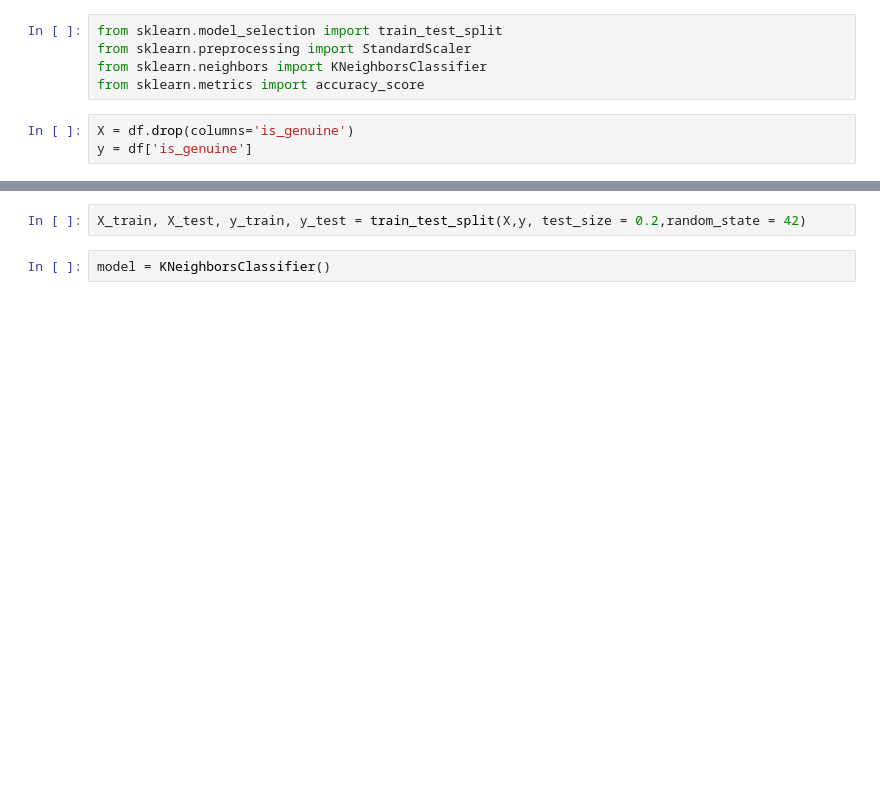
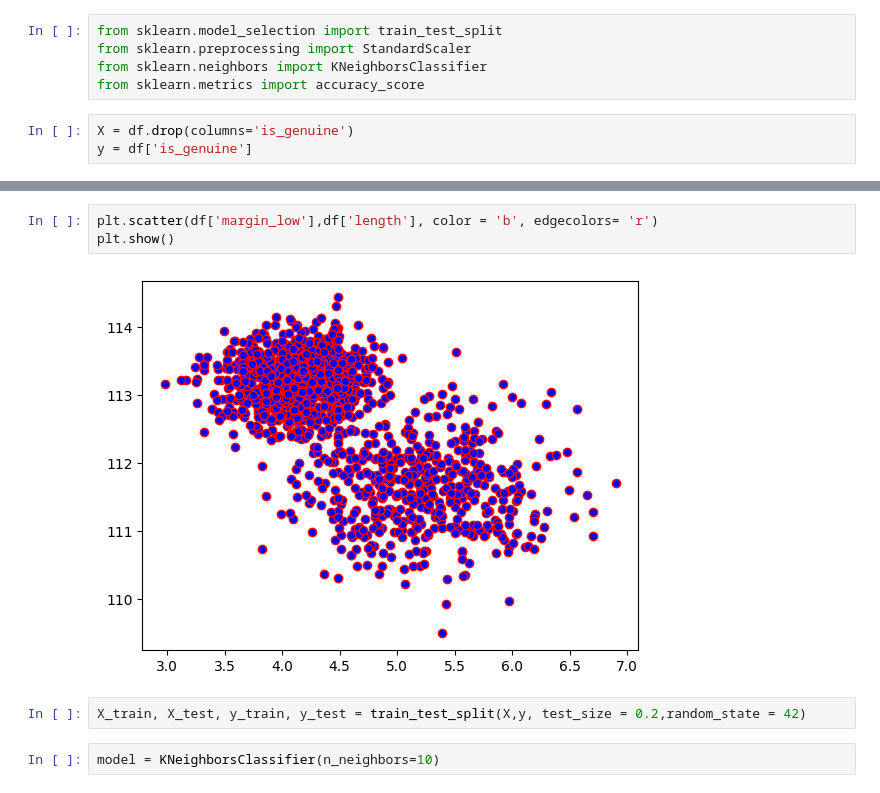
Before and after one commit to shakshi-k/My_projects, a Jupyter notebook: knn_model(fake_bills).ipynb, the cells around one changed output, grey strips where cells are left out. Cells and saved outputs as stored; diff of their text form; blank space fills up the shorter version.

```diff
--- a/knn_model(fake_bills).ipynb
+++ b/knn_model(fake_bills).ipynb
@@ -87,7 +92,12 @@ y = df['is_genuine']
+# %%
+plt.scatter(df['margin_low'],df['length'], color = 'b', edgecolors= 'r')
+plt.show()
+# %% [output]
+[figure, added]
 # %%
 X_train, X_test, y_train, y_test = train_test_split(X,y, test_size = 0.2,random_state = 42)
 # %%
-model = KNeighborsClassifier()
+model = KNeighborsClassifier(n_neighbors=10)
 # %%
 model.fit(X_train, y_train)
 # %% [output]
```
Also changed, not shown: parts of 4 cells of this notebook.
